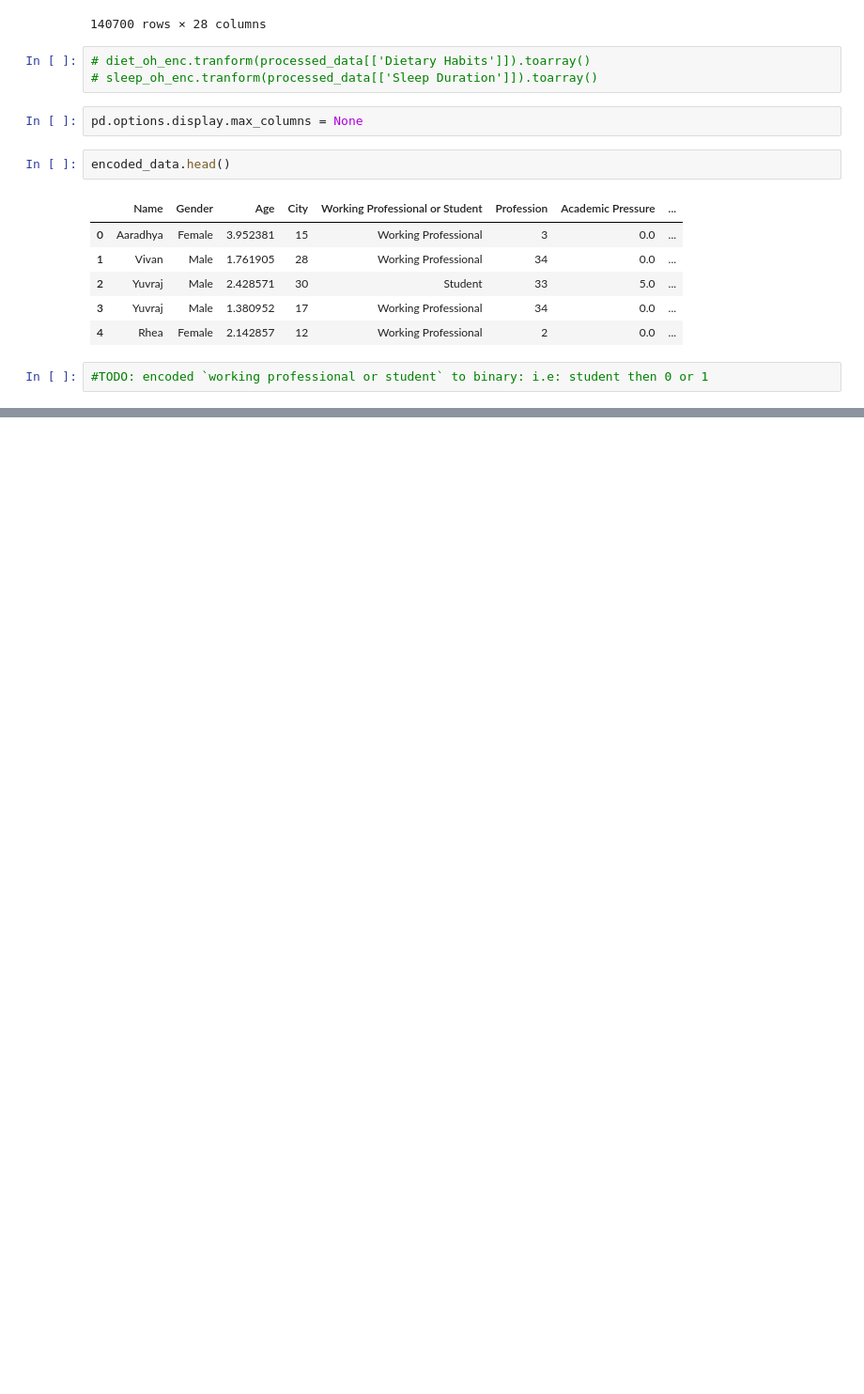
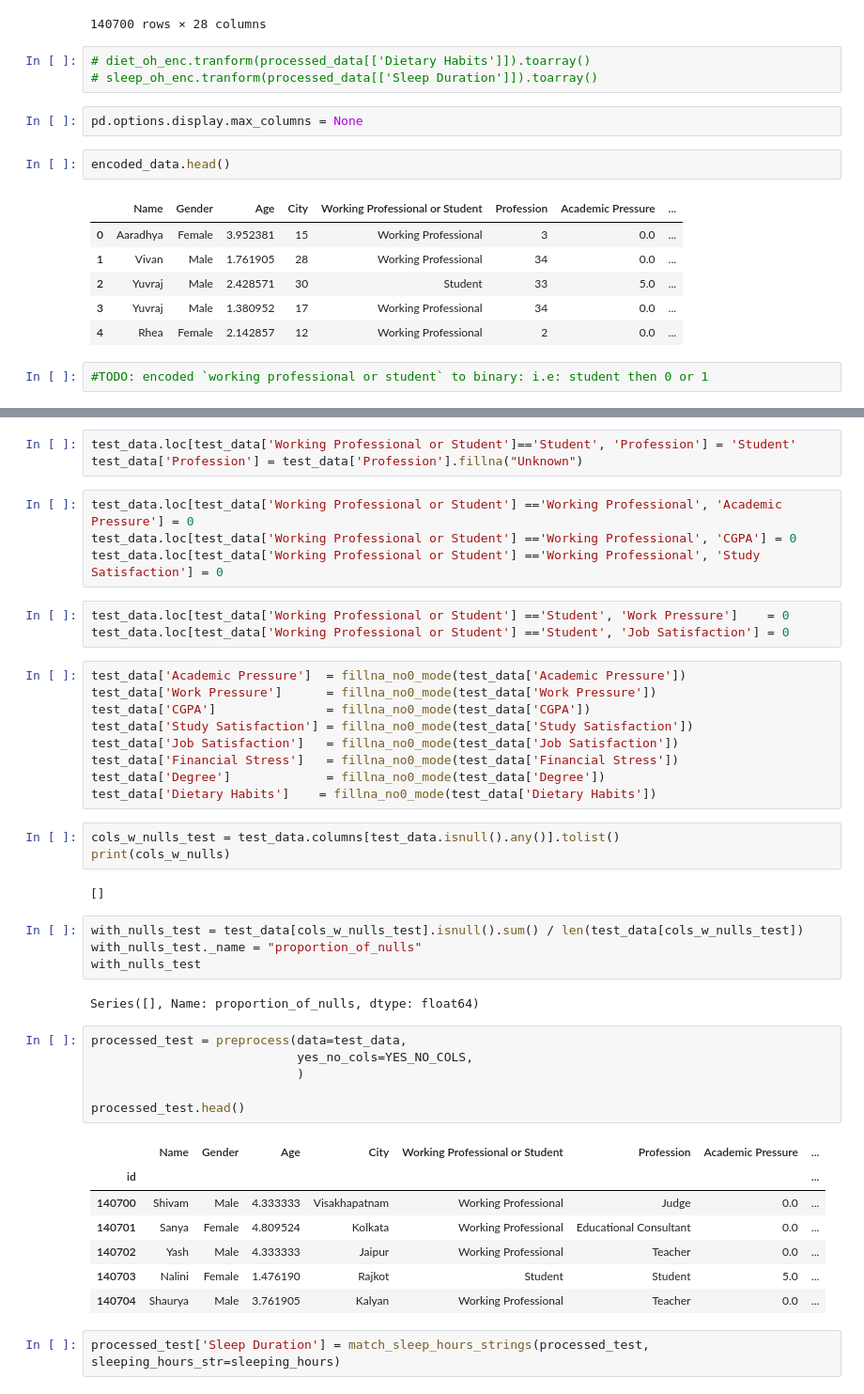
Before and after one commit to Omer-Z/Kaggle_Tasks, a Jupyter notebook: Mental_Health/src/analysis.ipynb, the cells around one changed output, grey strips where cells are left out. Shown at 94% size. Saved outputs shown, nothing was run; the diff lists cells and outputs as text; blank space fills up the shorter version.

```diff
--- a/Mental_Health/src/analysis.ipynb
+++ b/Mental_Health/src/analysis.ipynb
@@ -664,0 +691,46 @@ encoded_data.head()
+# %%
+test_data.loc[test_data['Working Professional or Student']=='Student', 'Profession'] = 'Student'
+test_data['Profession'] = test_data['Profession'].fillna("Unknown")
+# %%
+test_data.loc[test_data['Working Professional or Student'] =='Working Professional', 'Academic Pressure'] = 0
+test_data.loc[test_data['Working Professional or Student'] =='Working Professional', 'CGPA'] = 0
+test_data.loc[test_data['Working Professional or Student'] =='Working Professional', 'Study Satisfaction'] = 0
+# %%
+test_data.loc[test_data['Working Professional or Student'] =='Student', 'Work Pressure']    = 0
+test_data.loc[test_data['Working Professional or Student'] =='Student', 'Job Satisfaction'] = 0
+# %%
+test_data['Academic Pressure']  = fillna_no0_mode(test_data['Academic Pressure'])
+test_data['Work Pressure']      = fillna_no0_mode(test_data['Work Pressure'])
+test_data['CGPA']               = fillna_no0_mode(test_data['CGPA'])
+test_data['Study Satisfaction'] = fillna_no0_mode(test_data['Study Satisfaction'])
+test_data['Job Satisfaction']   = fillna_no0_mode(test_data['Job Satisfaction'])
+test_data['Financial Stress']   = fillna_no0_mode(test_data['Financial Stress'])
+test_data['Degree']             = fillna_no0_mode(test_data['Degree'])
+test_data['Dietary Habits']    = fillna_no0_mode(test_data['Dietary Habits'])
+# %%
+cols_w_nulls_test = test_data.columns[test_data.isnull().any()].tolist()
+print(cols_w_nulls)
+# %% [output]
+[]
+# %%
+with_nulls_test = test_data[cols_w_nulls_test].isnull().sum() / len(test_data[cols_w_nulls_test])
+with_nulls_test._name = "proportion_of_nulls"
+with_nulls_test
+# %% [output]
+Series([], Name: proportion_of_nulls, dtype: float64)
+# %%
+processed_test = preprocess(data=test_data,
+                            yes_no_cols=YES_NO_COLS,
+                            )
+
+processed_test.head()
+# %% [output]
+|  | Name | Gender | Age | City | Working Professional or Student | Profession | Academic Pressure | ... |
+| id |  |  |  |  |  |  |  | ... |
+| 140700 | Shivam | Male | 4.333333 | Visakhapatnam | Working Professional | Judge | 0.0 | ... |
+| 140701 | Sanya | Female | 4.809524 | Kolkata | Working Professional | Educational Consultant | 0.0 | ... |
+| 140702 | Yash | Male | 4.333333 | Jaipur | Working Professional | Teacher | 0.0 | ... |
+| 140703 | Nalini | Female | 1.476190 | Rajkot | Student | Student | 5.0 | ... |
+| 140704 | Shaurya | Male | 3.761905 | Kalyan | Working Professional | Teacher | 0.0 | ... |
+# %%
+processed_test['Sleep Duration'] = match_sleep_hours_strings(processed_test, sleeping_hours_str=sleeping_hours)
```
Also changed, not shown: parts of 46 cells of this notebook.
